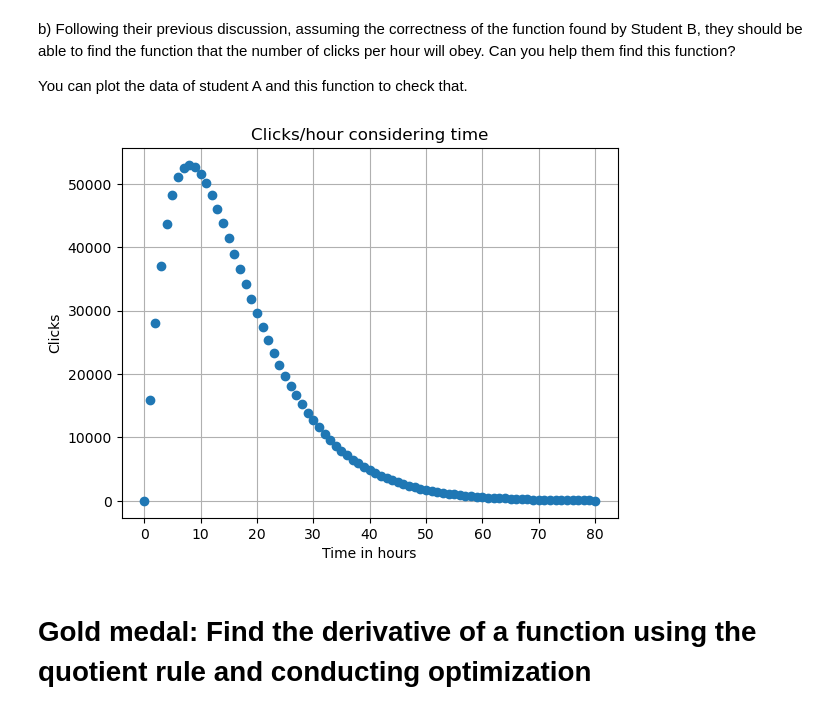
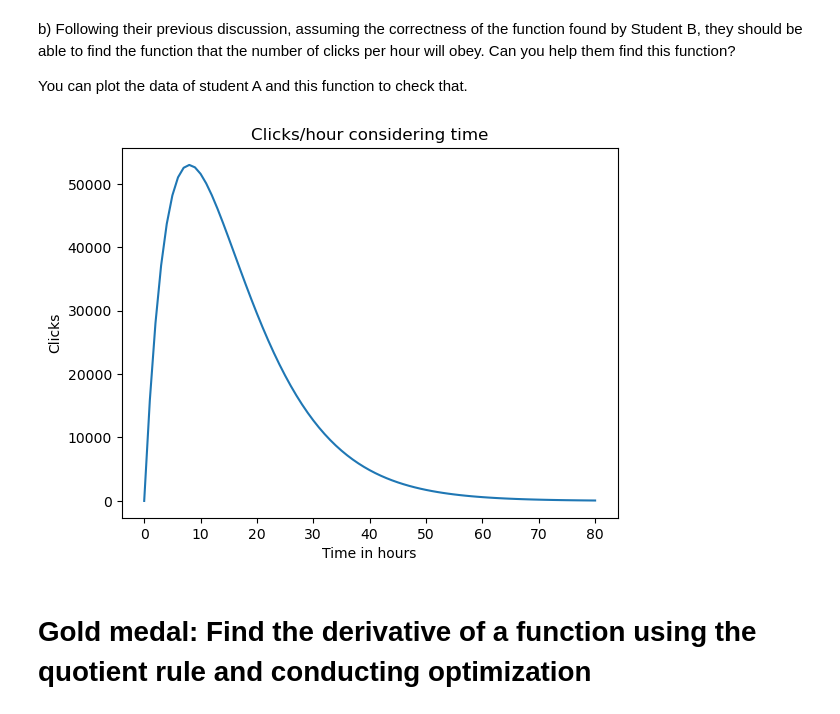
Before and after one commit to damarisparasca/computational-thinking-week-individual-14157365, a Jupyter notebook: challenge_calculus/Review_Calculus.ipynb, the cells around one changed output. Cells and saved outputs as stored; diff of their text form; code cells hidden in the pictures.

```diff
--- a/challenge_calculus/Review_Calculus.ipynb
+++ b/challenge_calculus/Review_Calculus.ipynb
@@ -153,21 +152,20 @@ You can plot the data of student A and this function to check that.
 # %%
 def DerivativeExp(x):
     df = 18000 * x * np.e ** (-x/8)
     pass
     return df
 
 df_A =  pd.read_csv('data_student_A.csv')
 x_A = df_A['time (h)']
 y_A = [DerivativeExp(x) for x in x_A]
 
-plt.plot(x_A, y_A, 'o')
+plt.plot(x_A, y_A)
 plt.xlabel('Time in hours')
 plt.ylabel('Clicks')
 plt.title('Clicks/hour considering time')
-plt.grid(True)
 plt.show()
 # %% [output]
-[figure, old version]
+[figure, new version]
 # %% [markdown]
 # Gold medal: Find the derivative of a function using the quotient rule and conducting optimization
 # %% [markdown]
```
Also changed, not shown: parts of 6 cells of this notebook.
